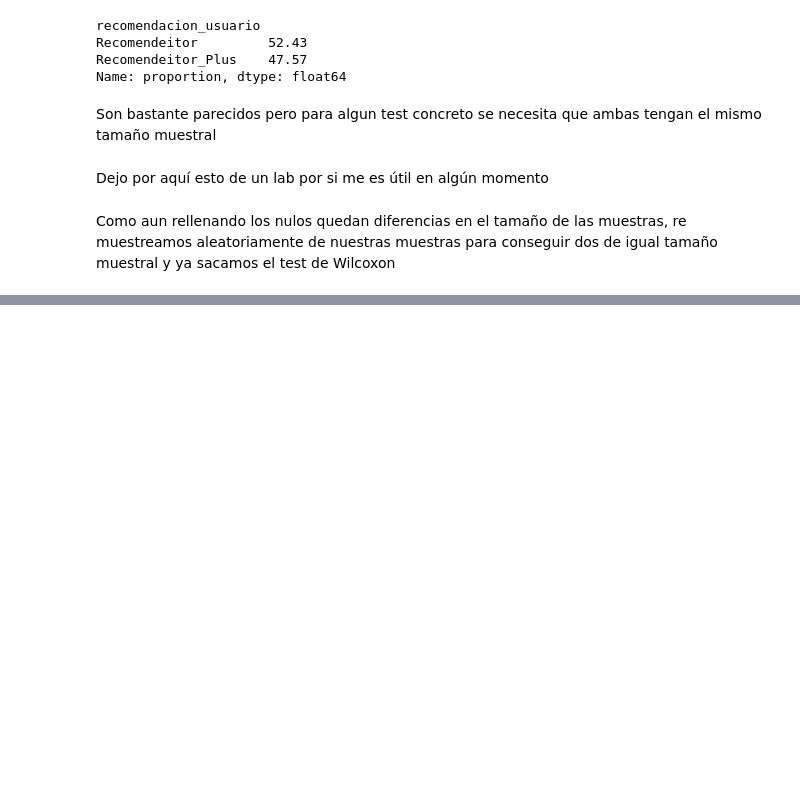
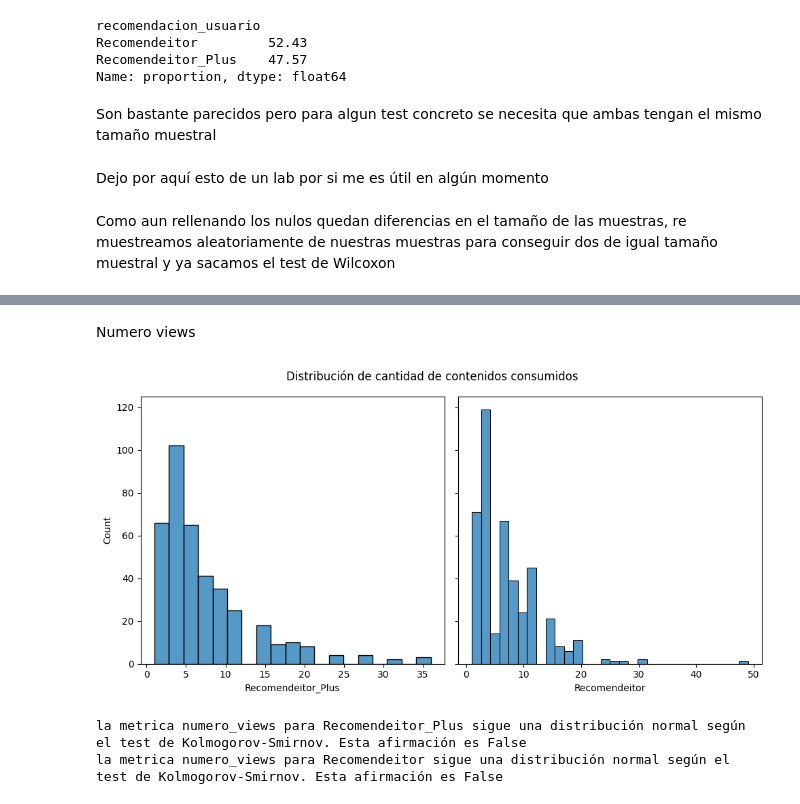
Before and after one commit to jgilsu11/Proyecto6-AB-Testing-Streaming, a Jupyter notebook: Notebooks/ABtesting.ipynb, the cells around one changed output, grey strips where cells are left out. Saved outputs shown, nothing was run; the diff lists cells and outputs as text; code cells hidden in the pictures; blank space fills up the shorter version.

```diff
--- a/Notebooks/ABtesting.ipynb
+++ b/Notebooks/ABtesting.ipynb
@@ -266,0 +344,12 @@ Como aun rellenando los nulos quedan diferencias en el tamaño de las muestras,
+# %% [markdown]
+Numero views
+# %%
+f.histograma_normal(df_usuarios,"numero_views", "Distribución de cantidad de contenidos consumidos", "Recomendeitor", "Recomendeitor_Plus")
+# %% [output]
+[figure, added]
+# %%
+
+f.usar_kolmogorov(df_usuarios,"recomendacion_usuario" , "numero_views")
+# %% [output]
+la metrica numero_views para Recomendeitor_Plus sigue una distribución normal según el test de Kolmogorov-Smirnov. Esta afirmación es False
+la metrica numero_views para Recomendeitor sigue una distribución normal según el test de Kolmogorov-Smirnov. Esta afirmación es False
```
Also changed, not shown: parts of 42 cells of this notebook, 1 other file.
